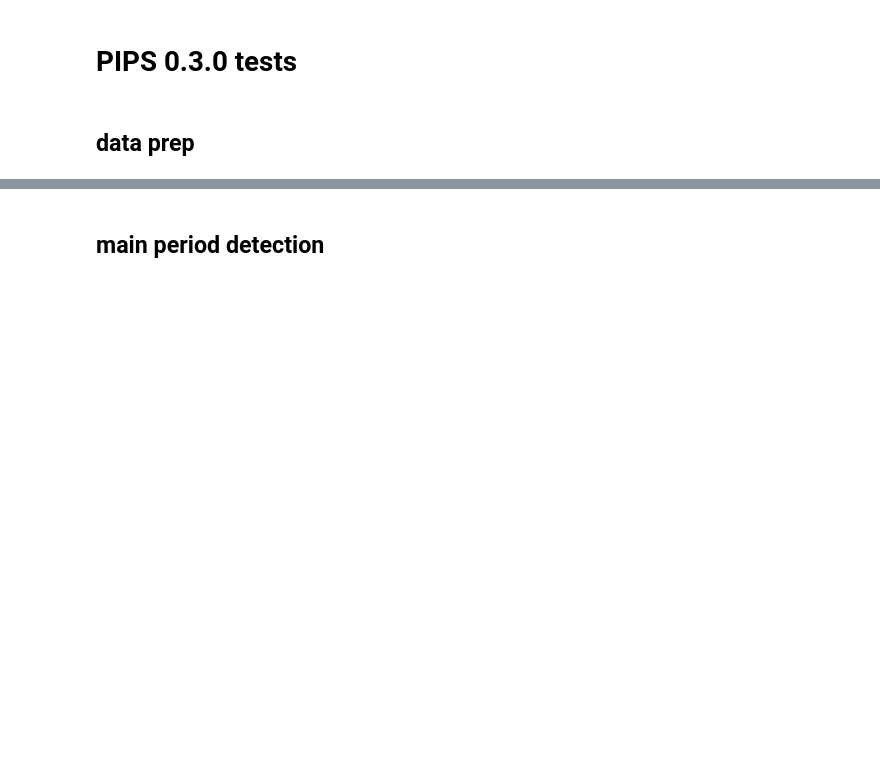
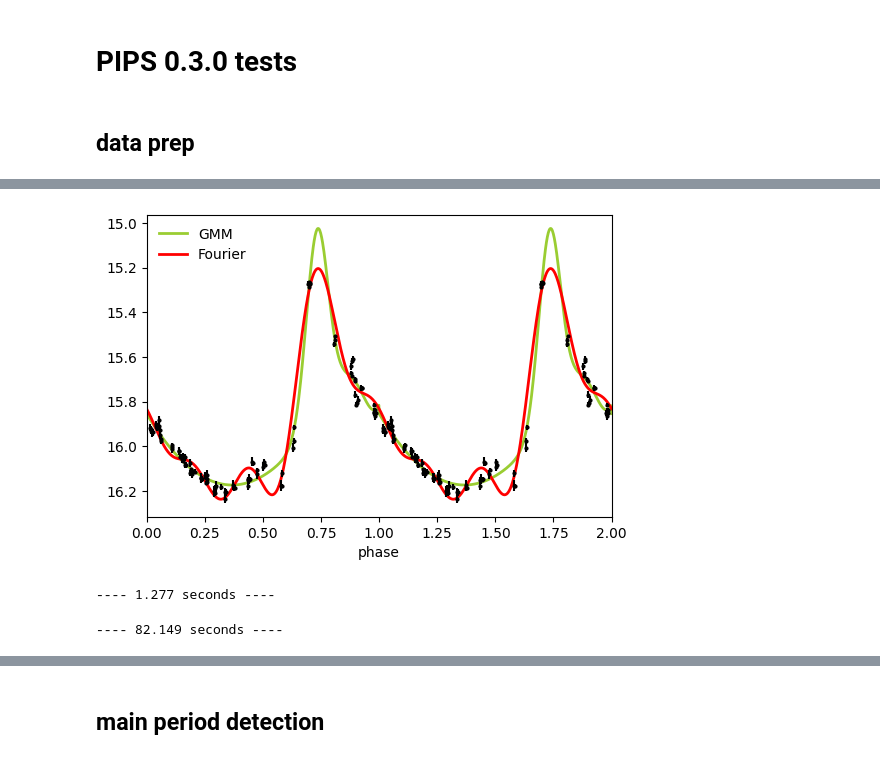
Before and after one commit to SterlingYM/astroPIPS, a Jupyter notebook: test.ipynb, the cells around one changed output, grey strips where cells are left out. Saved outputs shown, nothing was run; the diff lists cells and outputs as text; code cells hidden in the pictures; blank space fills up the shorter version.

```diff
--- a/test.ipynb
+++ b/test.ipynb
@@ -13,0 +22,37 @@ star = PIPS.photdata(data)
+# %%
+from PIPS.periodogram.models.Gaussian import gaussian, get_bestfit_gaussian
+from PIPS.periodogram.models.Fourier import fourier, get_bestfit_Fourier
+
+Nterms = 4
+period = star.period
+popt_gaussian = get_bestfit_gaussian(star.x,star.y,star.yerr,period,Nterms,return_yfit=False,return_params=True)
+popt_fourier = get_bestfit_Fourier(star.x,star.y,star.yerr,period,Nterms,return_yfit=False,return_params=True)
+
+x_th = np.linspace(0,period*2,1000)
+y_th_gaussian = gaussian(x_th,period,Nterms,np.array(popt_gaussian))
+y_th_fourier = fourier(x_th,period,Nterms,np.array(popt_fourier))
+
+plt.figure(dpi=100)
+plt.plot(x_th/period,y_th_gaussian,c='yellowgreen',lw=2,zorder=0,label='GMM')
+plt.plot(x_th/period,y_th_fourier,c='red',lw=2,zorder=0,label='Fourier')
+plt.errorbar(star.x%period/period,star.y,star.yerr,ms=2,c='k',zorder=1,fmt='o')
+plt.errorbar(star.x%period/period+1,star.y,star.yerr,ms=2,c='k',zorder=1,fmt='o')
+plt.xlabel('phase');plt.xlim(0,2);plt.legend(frameon=False)
+plt.gca().invert_yaxis()
+# %% [output]
+[figure, added]
+# %%
+Nterms = 3
+t0 = time.time()
+for _ in range(100):
+    popt_fourier = get_bestfit_Fourier(star.x,star.y,star.yerr,period,Nterms,return_yfit=False,return_params=True)
+print(f'---- {time.time()-t0:.3f} seconds ----')
+# %% [output]
+---- 1.277 seconds ----
+# %%
+t0 = time.time()
+for _ in range(100):
+    popt_gaussian = get_bestfit_gaussian(star.x,star.y,star.yerr,period,Nterms,return_yfit=False,return_params=True)
+print(f'---- {time.time()-t0:.3f} seconds ----')
+# %% [output]
+---- 82.149 seconds ----
```
Also changed, not shown: parts of 8 cells of this notebook.
